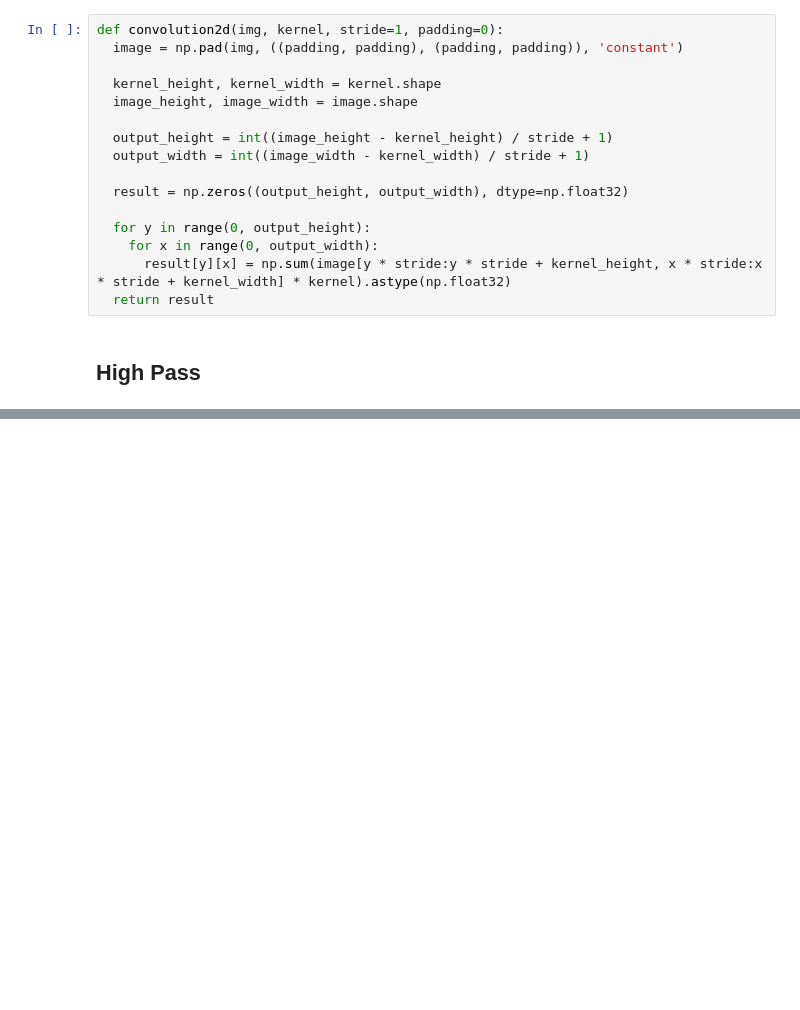
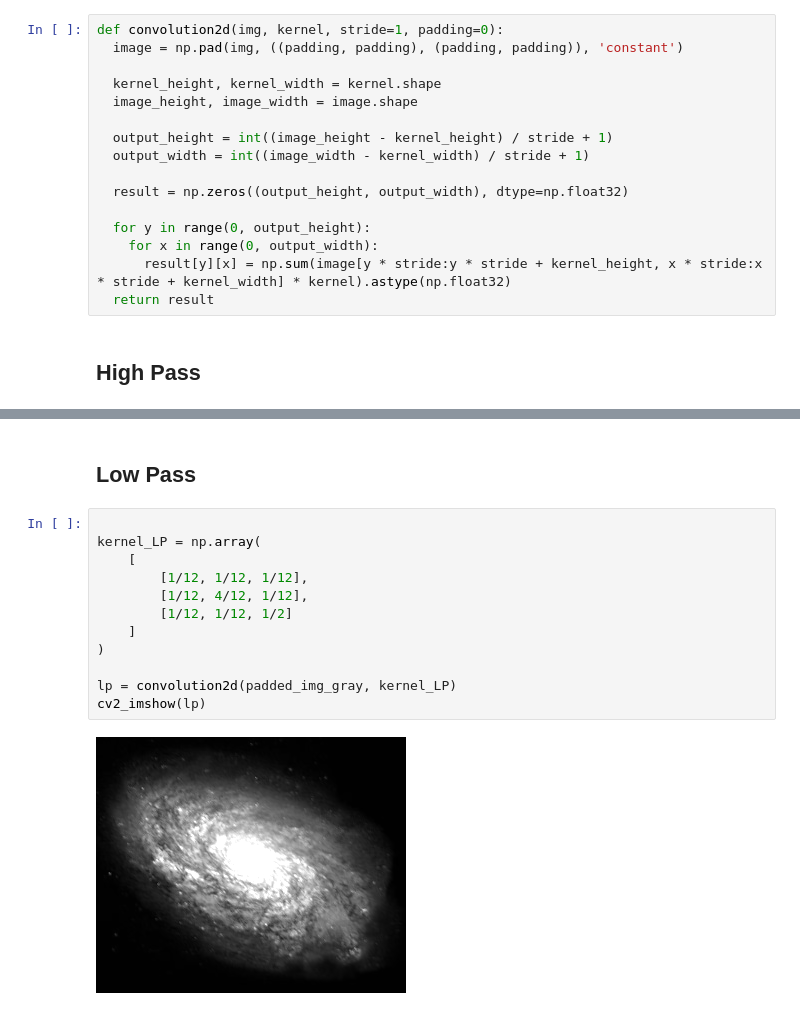
Before and after one commit to khrnnisak/PCVK_Genap_2023, a Jupyter notebook: UTS.ipynb, the cells around one changed output, grey strips where cells are left out. Saved outputs shown, nothing was run; the diff lists cells and outputs as text; blank space fills up the shorter version.

```diff
--- a/UTS.ipynb
+++ b/UTS.ipynb
@@ -134,0 +151,16 @@ def convolution2d(img, kernel, stride=1, padding=0):
+# %% [markdown]
+## Low Pass
+# %%
+
+kernel_LP = np.array(
+    [
+        [1/12, 1/12, 1/12],
+        [1/12, 4/12, 1/12],
+        [1/12, 1/12, 1/2]
+    ]
+)
+
+lp = convolution2d(padded_img_gray, kernel_LP)
+cv2_imshow(lp)
+# %% [output]
+[figure, added]
```
Also changed, not shown: parts of 2 cells of this notebook.
